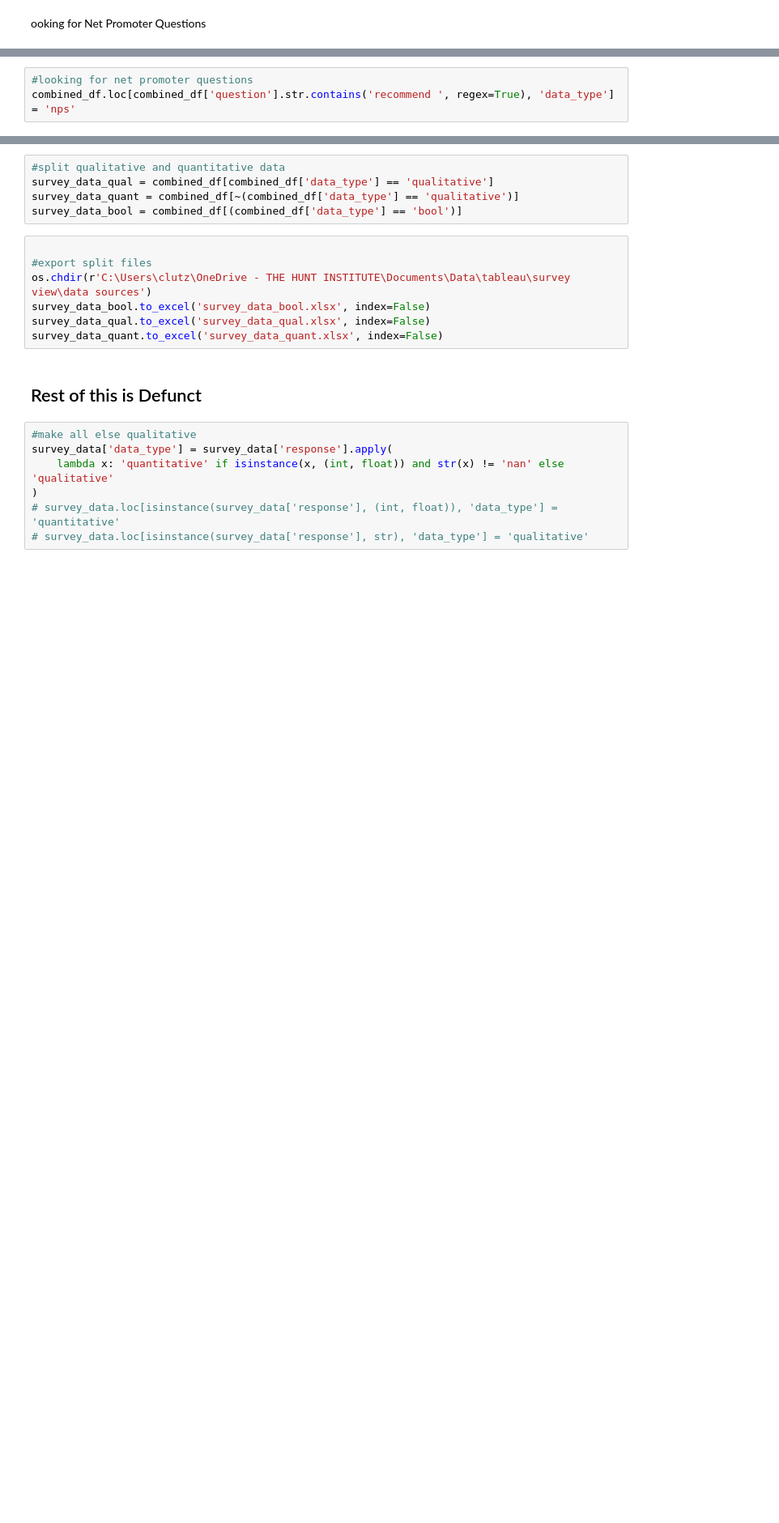
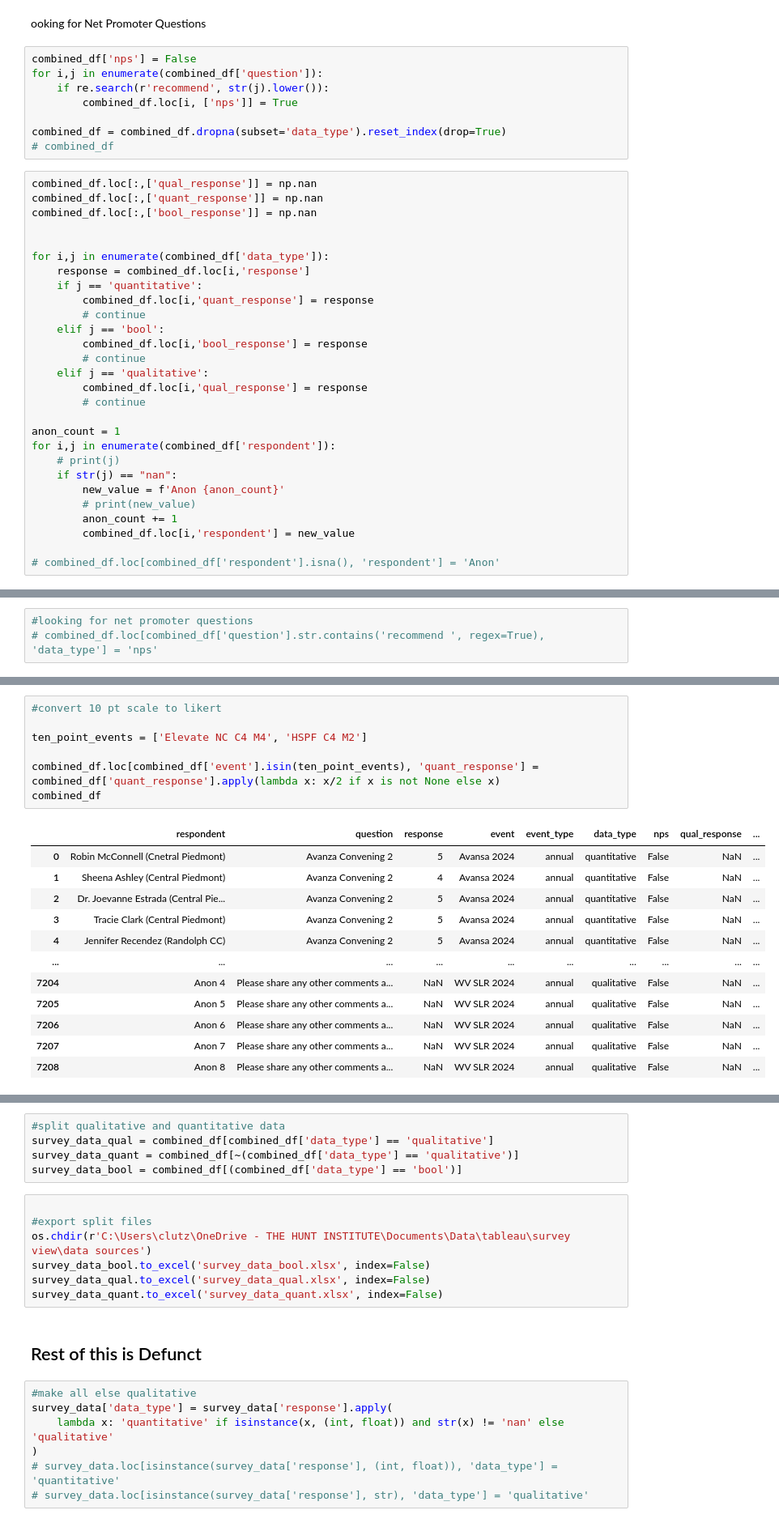
Before and after one commit to cnlutz20/THI_CPRL, a Jupyter notebook: surveys/pull_survey_data.ipynb, the cells around one changed output, grey strips where cells are left out. Shown at 81% size. Drawn from its saved outputs; the diff is of its cells as text; blank space fills up the shorter version.

```diff
--- a/surveys/pull_survey_data.ipynb
+++ b/surveys/pull_survey_data.ipynb
@@ -276,2 +246,38 @@ combined_df
 # %% [markdown]
 ooking for Net Promoter Questions
+# %%
+combined_df['nps'] = False
+for i,j in enumerate(combined_df['question']):
+    if re.search(r'recommend', str(j).lower()):
+        combined_df.loc[i, ['nps']] = True
+
+combined_df = combined_df.dropna(subset='data_type').reset_index(drop=True)
+# combined_df
+# %%
+combined_df.loc[:,['qual_response']] = np.nan
+combined_df.loc[:,['quant_response']] = np.nan
+combined_df.loc[:,['bool_response']] = np.nan
+
+
+for i,j in enumerate(combined_df['data_type']):
+    response = combined_df.loc[i,'response']
+    if j == 'quantitative':
+        combined_df.loc[i,'quant_response'] = response
+        # continue
+    elif j == 'bool':
+        combined_df.loc[i,'bool_response'] = response
+        # continue
+    elif j == 'qualitative':
+        combined_df.loc[i,'qual_response'] = response
+        # continue
+
+anon_count = 1
+for i,j in enumerate(combined_df['respondent']):
+    # print(j)
+    if str(j) == "nan":
+        new_value = f'Anon {anon_count}'
+        # print(new_value)
+        anon_count += 1
+        combined_df.loc[i,'respondent'] = new_value
+
+# combined_df.loc[combined_df['respondent'].isna(), 'respondent'] = 'Anon'
@@ -278,3 +310,3 @@ ooking for Net Promoter Questions
 # %%
 #looking for net promoter questions
-combined_df.loc[combined_df['question'].str.contains('recommend ', regex=True), 'data_type'] = 'nps'
+# combined_df.loc[combined_df['question'].str.contains('recommend ', regex=True), 'data_type'] = 'nps'
@@ -282,0 +313,20 @@ Error:
+# %%
+#convert 10 pt scale to likert
+
+ten_point_events = ['Elevate NC C4 M4', 'HSPF C4 M2']
+
+combined_df.loc[combined_df['event'].isin(ten_point_events), 'quant_response'] = combined_df['quant_response'].apply(lambda x: x/2 if x is not None else x)
+combined_df
+# %% [output]
+|  | respondent | question | response | event | event_type | data_type | nps | qual_response | ... |
+| 0 | Robin McConnell (Cnetral Piedmont) | Avanza Convening 2 | 5 | Avansa 2024 | annual | quantitative | False | NaN | ... |
+| 1 | Sheena Ashley (Central Piedmont) | Avanza Convening 2 | 4 | Avansa 2024 | annual | quantitative | False | NaN | ... |
+| 2 | Dr. Joevanne Estrada (Central Pie... | Avanza Convening 2 | 5 | Avansa 2024 | annual | quantitative | False | NaN | ... |
+| 3 | Tracie Clark (Central Piedmont) | Avanza Convening 2 | 5 | Avansa 2024 | annual | quantitative | False | NaN | ... |
+| 4 | Jennifer Recendez (Randolph CC) | Avanza Convening 2 | 5 | Avansa 2024 | annual | quantitative | False | NaN | ... |
+| ... | ... | ... | ... | ... | ... | ... | ... | ... | ... |
+| 7204 | Anon 4 | Please share any other comments a... | NaN | WV SLR 2024 | annual | qualitative | False | NaN | ... |
+| 7205 | Anon 5 | Please share any other comments a... | NaN | WV SLR 2024 | annual | qualitative | False | NaN | ... |
+| 7206 | Anon 6 | Please share any other comments a... | NaN | WV SLR 2024 | annual | qualitative | False | NaN | ... |
+| 7207 | Anon 7 | Please share any other comments a... | NaN | WV SLR 2024 | annual | qualitative | False | NaN | ... |
+| 7208 | Anon 8 | Please share any other comments a... | NaN | WV SLR 2024 | annual | qualitative | False | NaN | ... |
```
Also changed, not shown: parts of 22 cells of this notebook, 2 other files.
